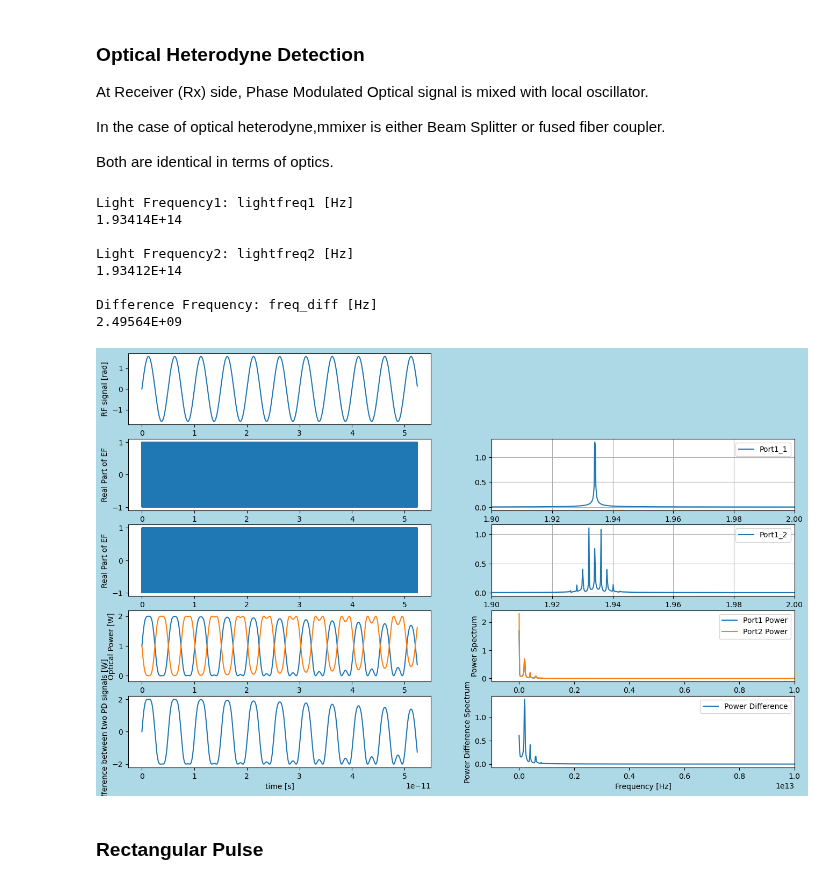
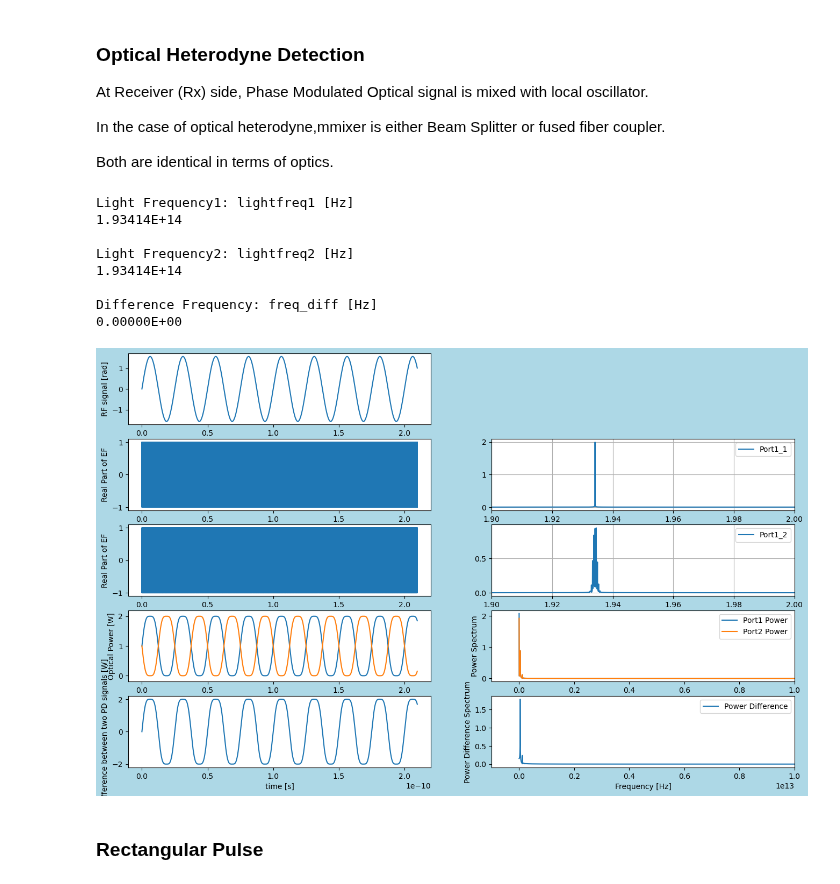
Before and after one commit to tacticstactics/optical-heterodyne-detection, a Jupyter notebook: optical_heterodyne_detection.ipynb, the cells around one changed output. Saved outputs shown, nothing was run; the diff lists cells and outputs as text; code cells hidden in the pictures.

```diff
--- a/optical_heterodyne_detection.ipynb
+++ b/optical_heterodyne_detection.ipynb
@@ -50,13 +50,13 @@ def beamsplitter(PT,Ein):
 
      return Eout
 # %%
-samplerate = 2**16 # Number of Points
-t_step = 8 * 1e-16 #[s]
+samplerate = 2**20 # Number of Points
+t_step = 2e-16 #[s]
 
 tcol = np.linspace(0.0, t_step * samplerate, samplerate, endpoint=False)
 
 amp_c = 0.5 * np.pi
-freq_rf = 200e9 # [Hz]
+freq_rf = 40e9 # [Hz]
 
 md = 1 # modulation depth. 1 = 100 %
 dc_offset = 0 # DC offset
@@ -66,7 +66,7 @@ rfsignalcol = amp_c * np.sin(2 * np.pi * freq_rf * tcol) + dc_offset #[rad]
 no = 1 # Refractive Index of medium
 
 wl1 = 1550e-9
-wl2 = 1550.02e-9
+wl2 = 1550e-9
 
 oplcommon1=100 #Common Path Length 1
 oplcommon2=100 #Common Path Length 2
@@ -212,36 +212,36 @@ Port2_powercol_f = fft(Port3_2_powercol)
 
 ax1_8.plot(xf, 2.0/samplerate * np.abs(Port1_powercol_f[0:samplerate//2]),label="Port1 Power")
 ax1_8.set_ylabel("Power Spectrum")
 ax1_8.set_xlim(-1e12,10e12)
 ax1_8.legend()
 
 
 ax1_8.plot(xf, 2.0/samplerate * np.abs(Port2_powercol_f[0:samplerate//2]), label="Port2 Power")
 ax1_8.set_ylabel("Power Spectrum")
 ax1_8.set_xlim(-1e12,10e12)
 ax1_8.legend()
 
 
 Power_diffcol_f = fft(Power_diffcol)
 ax1_10.plot(xf, 2.0/samplerate * np.abs(Power_diffcol_f[0:samplerate//2]), label="Power Difference")
 ax1_10.set_xlabel("Frequency [Hz]")
 ax1_10.set_ylabel("Power Difference Spectrum")
 ax1_10.set_xlim(-1e12,10e12)
 ax1_10.legend()
 
 plt.savefig(f"{wl2}_{freq_rf}.png", dpi=300)
 
 plt.show()
 # %% [output]
 Light Frequency1: lightfreq1 [Hz]
 1.93414E+14
 
 Light Frequency2: lightfreq2 [Hz]
-1.93412E+14
+1.93414E+14
 
 Difference Frequency: freq_diff [Hz]
-2.49564E+09
+0.00000E+00
-[figure, old version]
+[figure, new version]
 # %% [markdown]
 ### Rectangular Pulse
 # %%
```
Also changed, not shown: parts of 2 cells of this notebook, 7 other files.
